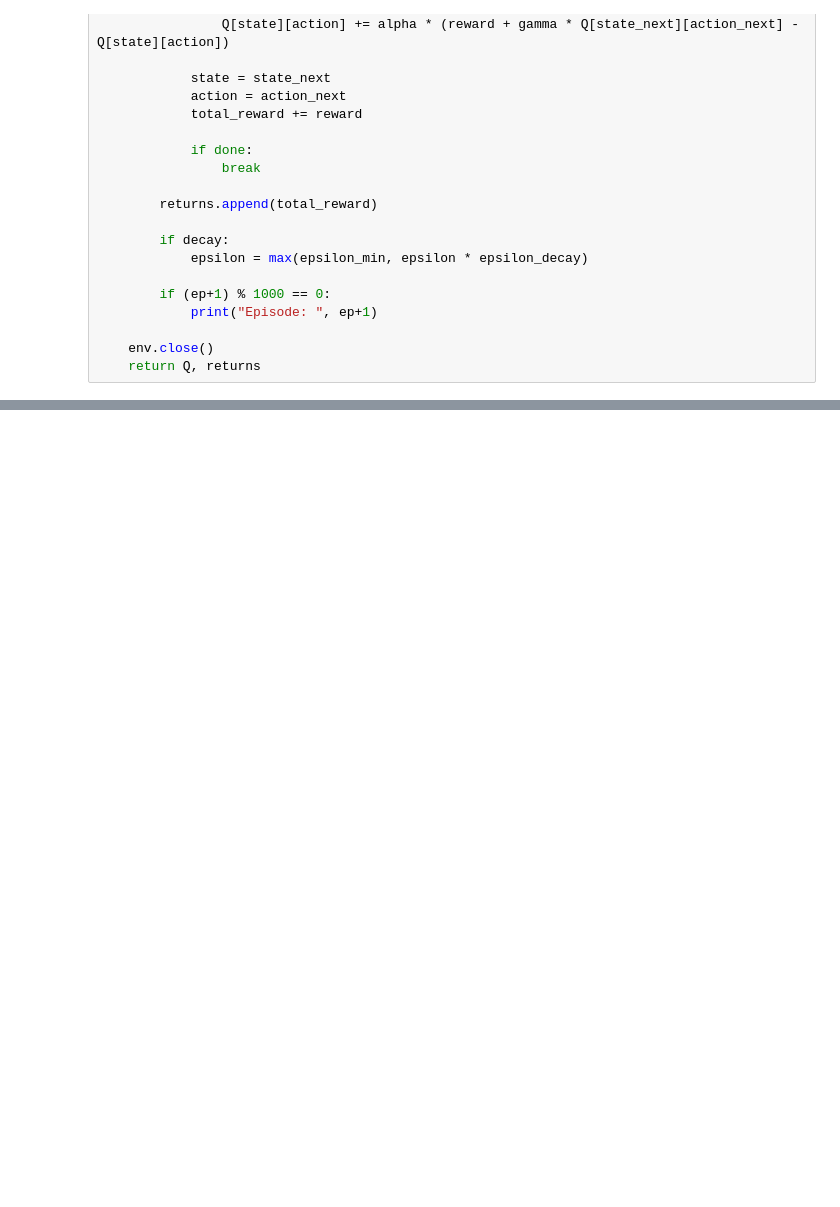
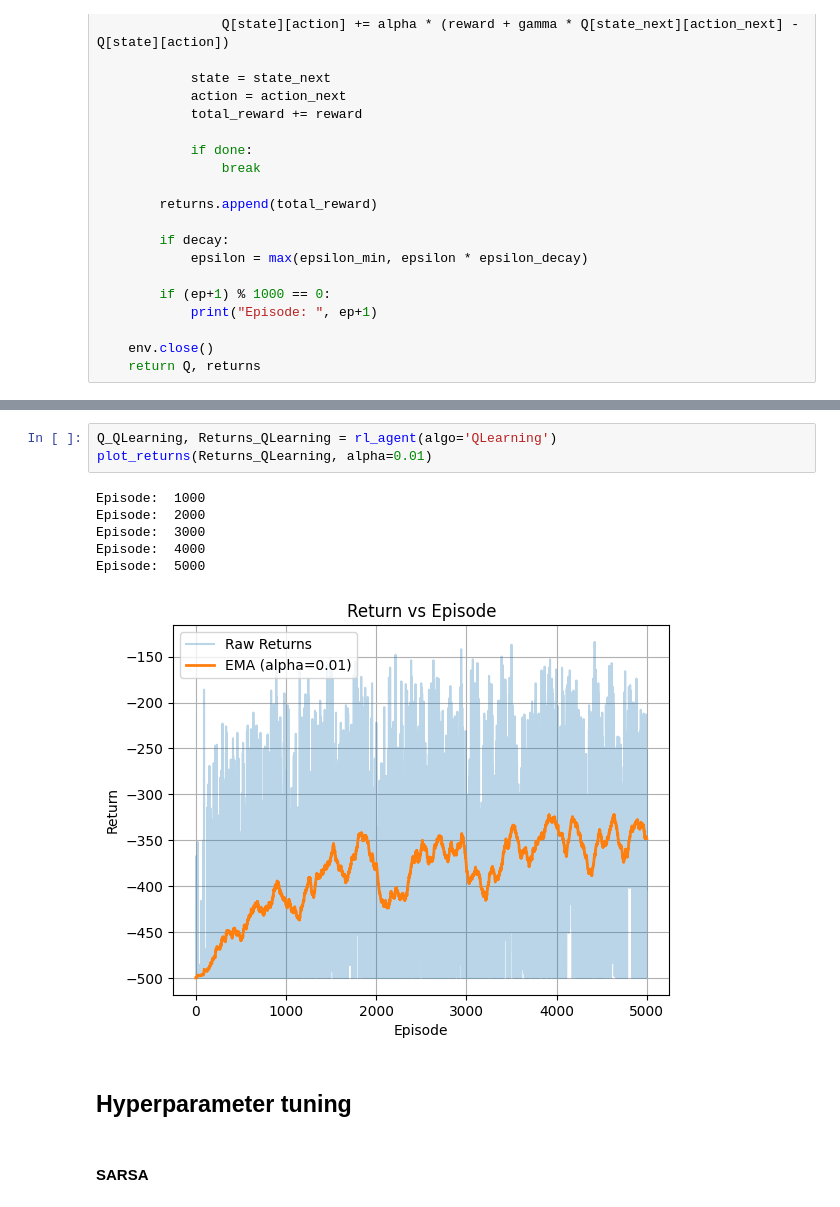
Before and after one commit to Maddy-1111/Reinforcement-Learning, a Jupyter notebook: Assignment 1/Task 2/Task 2.ipynb, the cells around one changed output, grey strips where cells are left out. Drawn from its saved outputs; the diff is of its cells as text; blank space fills up the shorter version.

```diff
--- a/Assignment 1/Task 2/Task 2.ipynb
+++ b/Assignment 1/Task 2/Task 2.ipynb
@@ -224,0 +261,14 @@ Episode:  5000
+# %%
+Q_QLearning, Returns_QLearning = rl_agent(algo='QLearning')
+plot_returns(Returns_QLearning, alpha=0.01)
+# %% [output]
+Episode:  1000
+Episode:  2000
+Episode:  3000
+Episode:  4000
+Episode:  5000
+[figure, added]
+# %% [markdown]
+## Hyperparameter tuning
+# %% [markdown]
+#### SARSA
```
Also changed, not shown: parts of 37 cells of this notebook.
